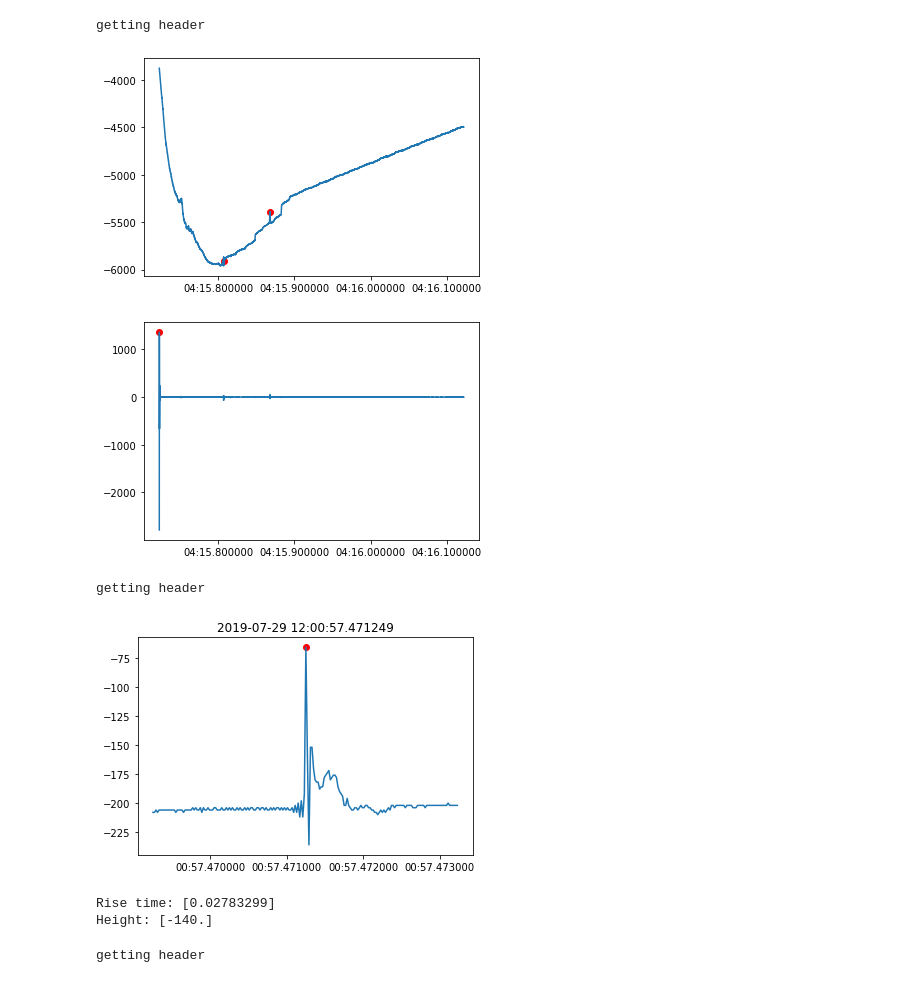
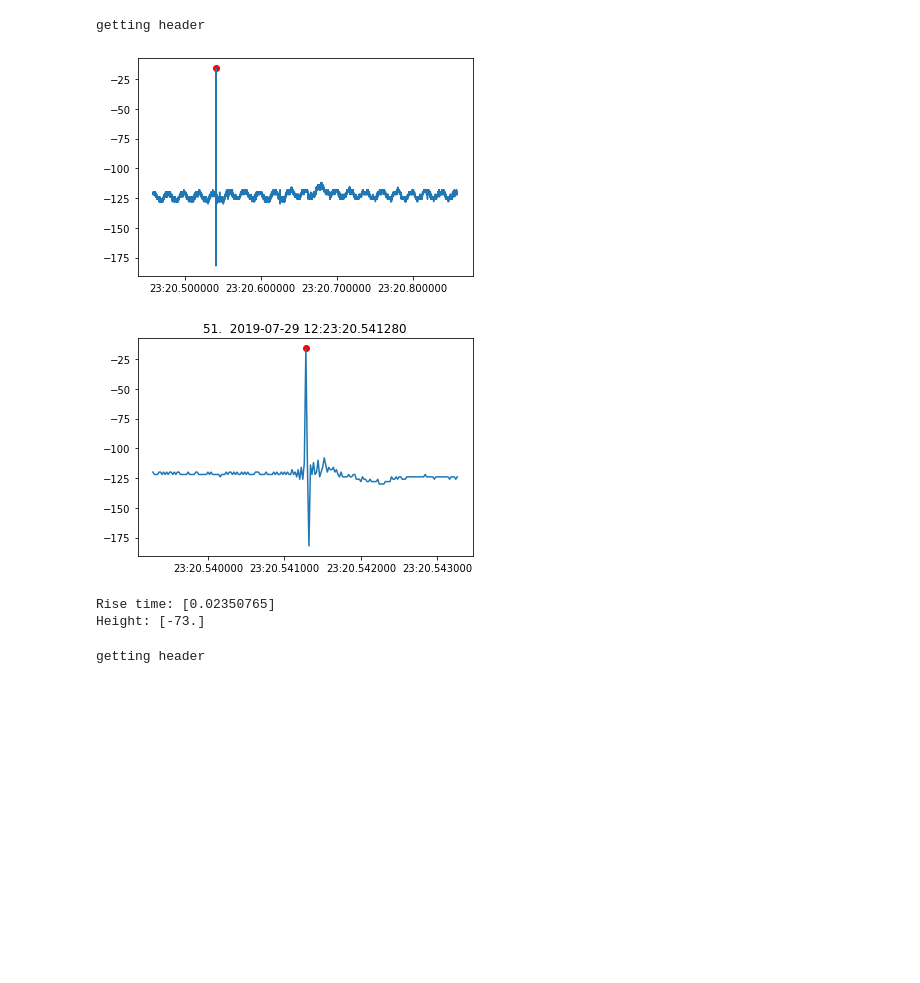
Before and after one commit to AgnieszkaMakulska/LSDWA, a Jupyter notebook: Praktyki.ipynb, the cells around one changed output. Cells and saved outputs as stored; diff of their text form; code cells hidden in the pictures; blank space fills up the shorter version.

```diff
--- a/Praktyki.ipynb
+++ b/Praktyki.ipynb
@@ -11,42 +11,33 @@ from os import listdir
 from os.path import isfile, join
 mypath='./LSDWA-F/LSDWA-F_29-07-2019_12-13/'
 files = [f for f in listdir(mypath) if isfile(join(mypath, f))]
+
+n=51
 # %%
 #Plotting file
 
-t=Record(mypath+files[9])
+t=Record(mypath+files[n-1])
 plt.plot(t.date[0:20000],t.chanel1[0:20000])
+
 
 #peakind = signal.find_peaks_cwt(t.chanel1[0:20000], widths=0.5, min_length=1, noise_perc=1)
 peakind, _ = find_peaks(t.chanel1[0:20000], threshold=20, distance=400)
 if len(peakind)==0:
     peakind, _ = find_peaks(-t.chanel1[0:20000], threshold=20, distance=400)
 
 for i in range(len(peakind)):
     plt.scatter(t.date[peakind[i]], t.chanel1[peakind[i]], c='r')
 plt.show()
-
-#Filtr
-b, a = scipy.signal.iirfilter(4, Wn=2, fs=50, btype="high", ftype="butter")
-yfilt = scipy.signal.lfilter(b, a, t.chanel1)
-plt.plot(t.date[0:20000],yfilt[0:20000])
-
-peakind, properties = find_peaks(yfilt[0:20000], threshold=30, distance=400)
-if len(peakind)==0:
-    peakind, properties = find_peaks(-yfilt[0:20000], threshold=30, distance=400)
-plt.scatter(t.date[peakind[0]],yfilt[peakind[0]], c='r')
-plt.show()
 # %% [output]
 getting header
-[figure, old version]
+[figure, new version]
-[figure, removed]
 # %%
 #Peaks from file
 
-t=Record(mypath+files[0])
-peakind, properties = find_peaks(t.chanel1[0:20000], threshold=30, distance=400)
-if len(peakind)==0:
-    peakind, properties = find_peaks(-t.chanel1[0:20000], threshold=30, distance=400)
+#t=Record(mypath+files[n-1])
+#peakind, properties = find_peaks(t.chanel1[0:20000], threshold=30, distance=400)
+#if len(peakind)==0:
+#    peakind, properties = find_peaks(-t.chanel1[0:20000], threshold=30, distance=400)
 
 if len(peakind)>=1:
     for i in range(len(peakind)):
@@ -54,7 +45,7 @@ if len(peakind)>=1:
         time=matplotlib.dates.date2num(t.date[peakind[i]-100:peakind[i]+100])
         plt.plot(time,t.chanel1[ind])
         plt.scatter(t.date[peakind[i]],t.chanel1[peakind[i]], c='r')
-        plt.title(str(t.date[peakind[i]]))
+        plt.title(str(n)+'.  '+str(t.date[peakind[i]]))
         plt.show()
 else:
     print('Trigger not found')
@@ -62,7 +53,6 @@ else:
 print('Rise time: '+str(0.02*peak_widths(t.chanel1[0:20000], peakind)[0])) #czas narastania w mikrosekundach
 print('Height: '+str(peak_widths(t.chanel1[0:20000], peakind)[1])) #wysokości
 # %% [output]
+[figure, new version]
-getting header
+Rise time: [0.02350765]
+Height: [-73.]
-[figure, old version]
-Rise time: [0.02783299]
-Height: [-140.]
```
Also changed, not shown: parts of 1 cell of this notebook.
